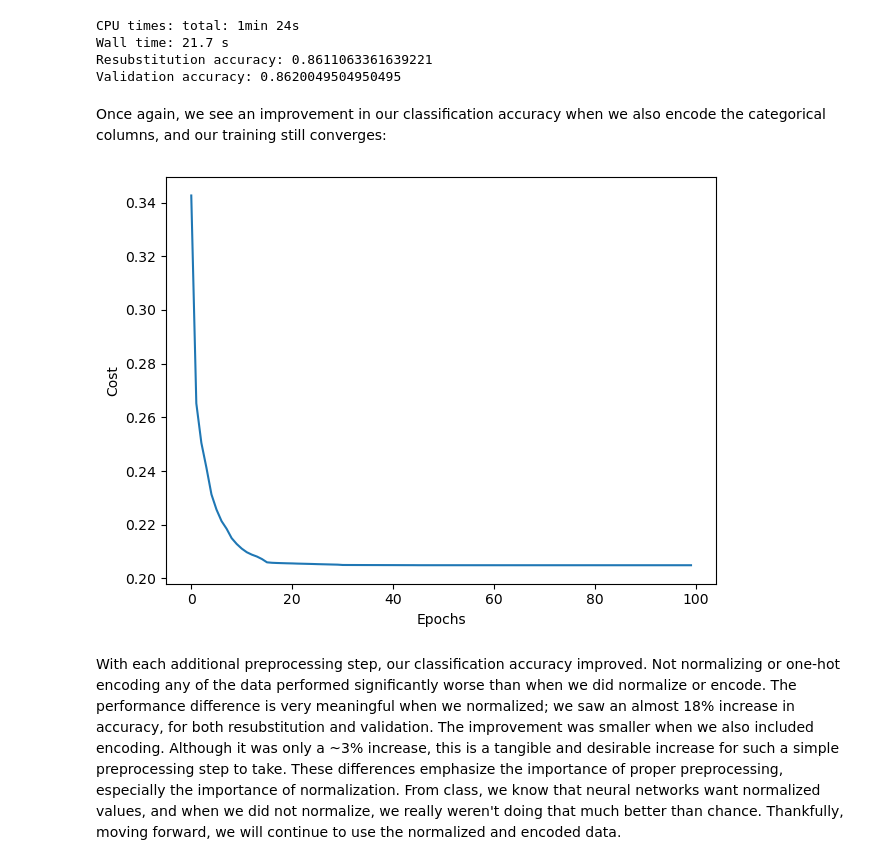
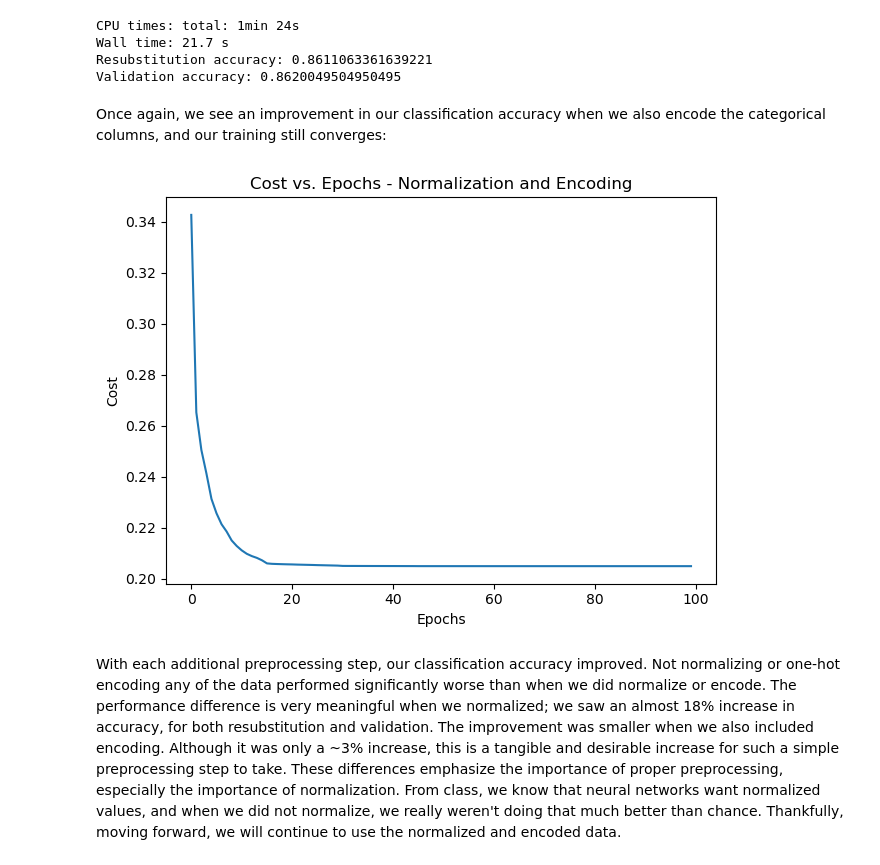
Before and after one commit to wyattsaltzman/ML-F23-Lab4, a Jupyter notebook: lab4.ipynb, the cells around one changed output. Drawn from its saved outputs; the diff is of its cells as text; code cells hidden in the pictures.

Commit message:
Forgot to add title to last graph

```diff
--- a/lab4.ipynb
+++ b/lab4.ipynb
@@ -631,15 +631,16 @@ CPU times: total: 1min 24s
 Wall time: 21.7 s
 Resubstitution accuracy: 0.8611063361639221
 Validation accuracy: 0.8620049504950495
-# %% [markdown]
-Once again, we see an improvement in our classification accuracy when we also encode the categorical columns, and our training still converges:
+# %% [markdown]
+Once again, we see an improvement in our classification accuracy when we also encode the categorical columns, and our training still converges:
 # %%
 plt.plot(range(len(nn_norm_enc.cost_)), nn_norm_enc.cost_)
+plt.title('Cost vs. Epochs - Normalization and Encoding')
 plt.ylabel('Cost')
 plt.xlabel('Epochs')
 plt.tight_layout()
 plt.show()
 # %% [output]
-[figure, old version]
+[figure, new version]
 # %% [markdown]
 With each additional preprocessing step, our classification accuracy improved. Not normalizing or one-hot encoding any of the data performed significantly worse than when we did normalize or encode. The performance difference is very meaningful when we normalized; we saw an almost 18% increase in accuracy, for both resubstitution and validation. The improvement was smaller when we also included encoding. Although it was only a ~3% increase, this is a tangible and desirable increase  for such a simple preprocessing step to take. These differences emphasize the importance of proper preprocessing, especially the importance of normalization. From class, we know that neural networks want normalized values, and when we did not normalize, we really weren't doing that much better than chance. Thankfully, moving forward, we will continue to use the normalized and encoded data.
```
Also changed, not shown: parts of 10 cells of this notebook.
